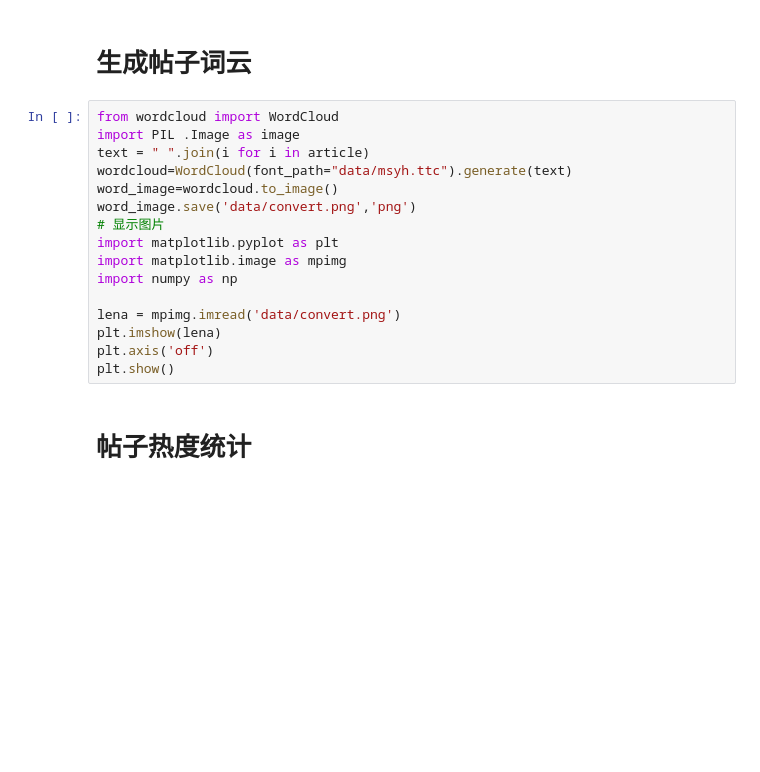
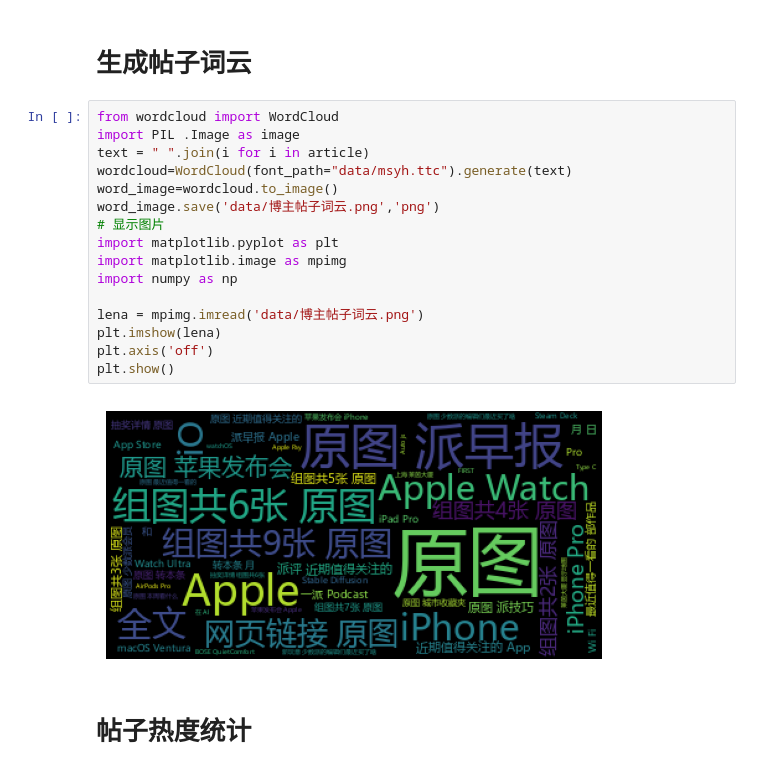
Before and after one commit to inspireMeNow/python-practice, a Jupyter notebook: day07/weibo/main.ipynb, the cells around one changed output. Saved outputs shown, nothing was run; the diff lists cells and outputs as text; blank space fills up the shorter version.

```diff
--- a/day07/weibo/main.ipynb
+++ b/day07/weibo/main.ipynb
@@ -39,19 +39,21 @@ likes=df["点赞数"]
 # %%
 from wordcloud import WordCloud
 import PIL .Image as image
 text = " ".join(i for i in article)
 wordcloud=WordCloud(font_path="data/msyh.ttc").generate(text)
 word_image=wordcloud.to_image()
-word_image.save('data/convert.png','png')
+word_image.save('data/博主帖子词云.png','png')
 # 显示图片
 import matplotlib.pyplot as plt
 import matplotlib.image as mpimg
 import numpy as np
 
-lena = mpimg.imread('data/convert.png')
+lena = mpimg.imread('data/博主帖子词云.png')
 plt.imshow(lena)
 plt.axis('off')
 plt.show()
+# %% [output]
+[figure, added]
 # %% [markdown]
 # 帖子热度统计
 # %%
```
Also changed, not shown: parts of 9 cells of this notebook, 18 other files.
